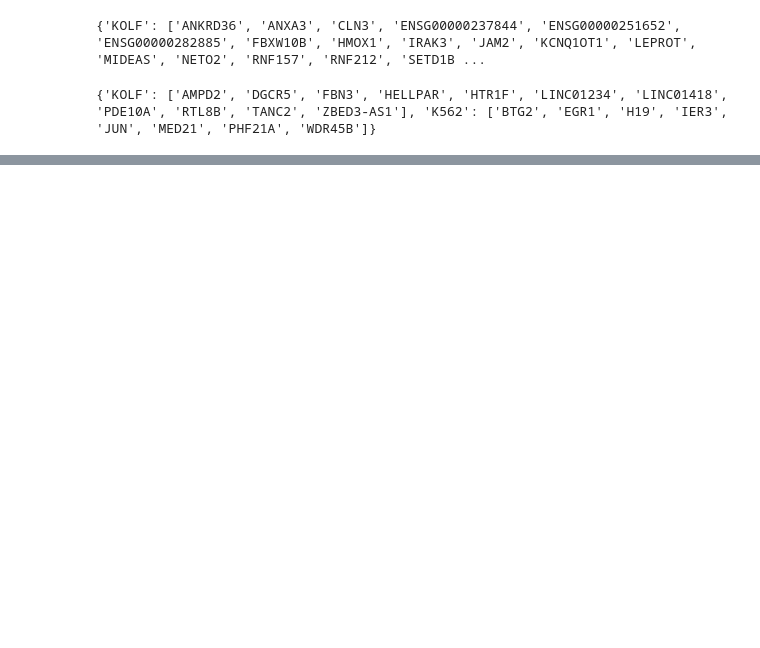
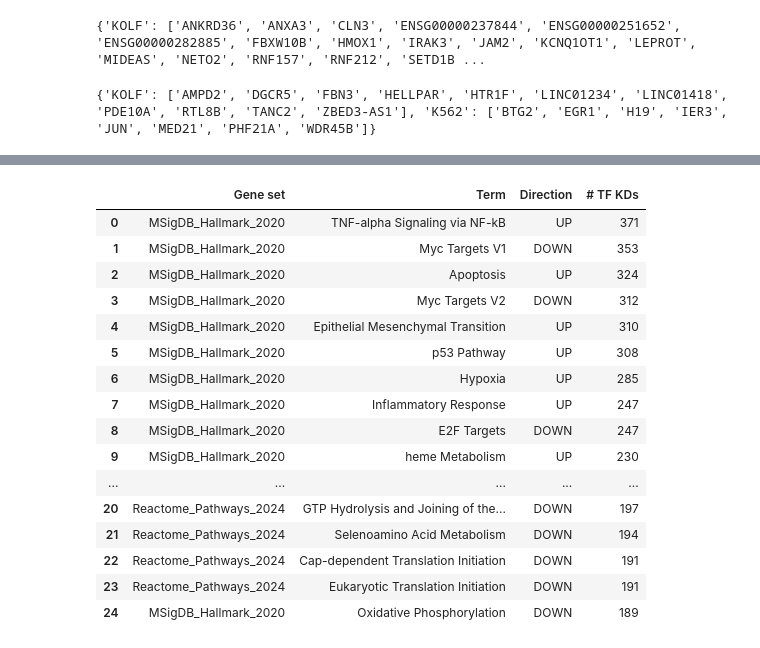
Before and after one commit to subramaniam-lab-ucsd/tf-project, a Jupyter notebook: tf_project_kolf_k562_comparison.ipynb, the cells around one changed output, grey strips where cells are left out. Saved outputs shown, nothing was run; the diff lists cells and outputs as text; code cells hidden in the pictures; blank space fills up the shorter version.

```diff
--- a/tf_project_kolf_k562_comparison.ipynb
+++ b/tf_project_kolf_k562_comparison.ipynb
@@ -1076,0 +816,21 @@ print(set(k562_shared_strong_reactome_res_enriched["TF KD"].values))
+# %%
+with pd.option_context('display.max_colwidth', 100):
+    display(k562_kd_common_gsea_terms[["Gene set", "Term", "Direction", "# TF KDs"]].head(25))
+# %% [output]
+|  | Gene set | Term | Direction | # TF KDs |
+| 0 | MSigDB_Hallmark_2020 | TNF-alpha Signaling via NF-kB | UP | 371 |
+| 1 | MSigDB_Hallmark_2020 | Myc Targets V1 | DOWN | 353 |
+| 2 | MSigDB_Hallmark_2020 | Apoptosis | UP | 324 |
+| 3 | MSigDB_Hallmark_2020 | Myc Targets V2 | DOWN | 312 |
+| 4 | MSigDB_Hallmark_2020 | Epithelial Mesenchymal Transition | UP | 310 |
+| 5 | MSigDB_Hallmark_2020 | p53 Pathway | UP | 308 |
+| 6 | MSigDB_Hallmark_2020 | Hypoxia | UP | 285 |
+| 7 | MSigDB_Hallmark_2020 | Inflammatory Response | UP | 247 |
+| 8 | MSigDB_Hallmark_2020 | E2F Targets | DOWN | 247 |
+| 9 | MSigDB_Hallmark_2020 | heme Metabolism | UP | 230 |
+| ... | ... | ... | ... | ... |
+| 20 | Reactome_Pathways_2024 | GTP Hydrolysis and Joining of the... | DOWN | 197 |
+| 21 | Reactome_Pathways_2024 | Selenoamino Acid Metabolism | DOWN | 194 |
+| 22 | Reactome_Pathways_2024 | Cap-dependent Translation Initiation | DOWN | 191 |
+| 23 | Reactome_Pathways_2024 | Eukaryotic Translation Initiation | DOWN | 191 |
+| 24 | MSigDB_Hallmark_2020 | Oxidative Phosphorylation | DOWN | 189 |
```
Also changed, not shown: parts of 73 cells of this notebook, 10 other files.
